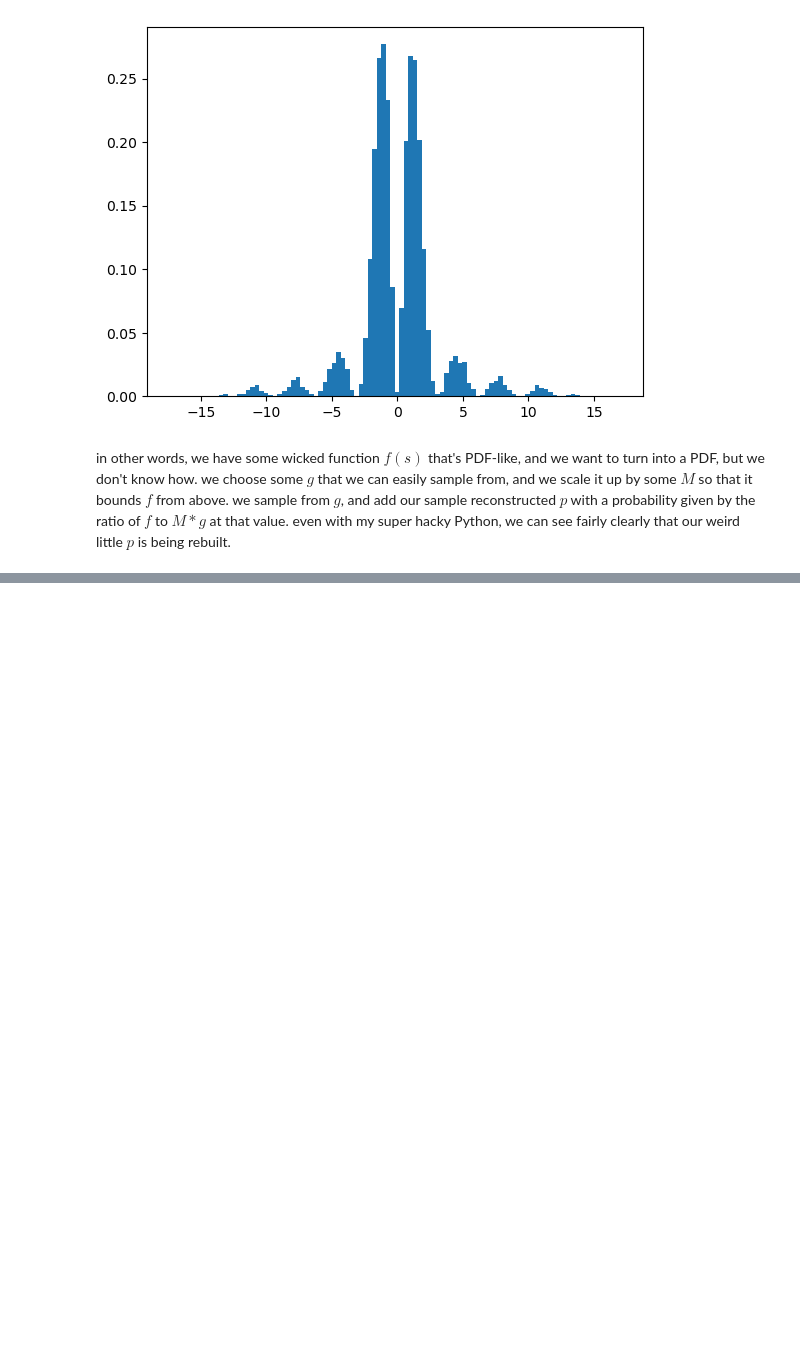
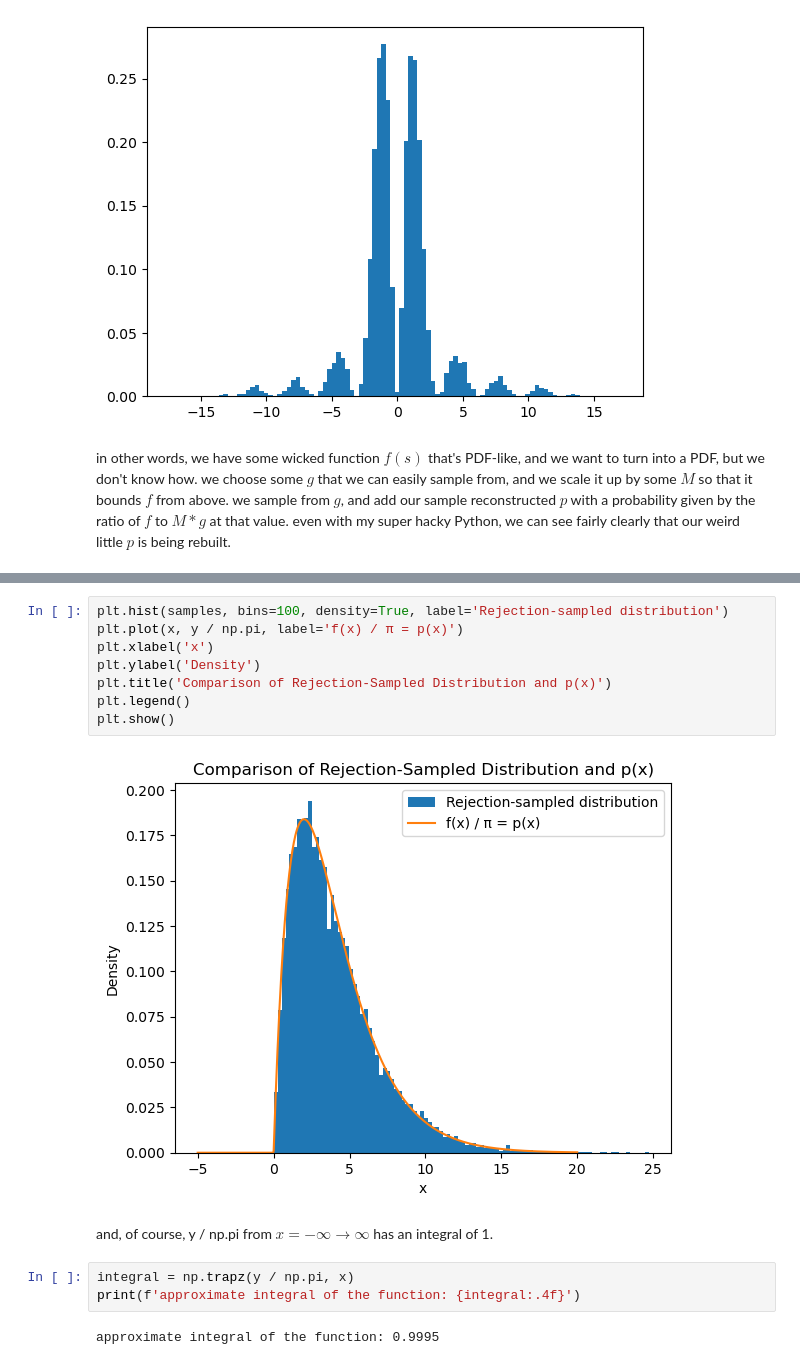
Before and after one commit to samharshe/Zoo, a Jupyter notebook: stats/rejection_sampling.ipynb, the cells around one changed output, grey strips where cells are left out. Cells and saved outputs as stored; diff of their text form; blank space fills up the shorter version.

```diff
--- a/stats/rejection_sampling.ipynb
+++ b/stats/rejection_sampling.ipynb
@@ -90,0 +167,17 @@ in other words, we have some wicked function $f(s)$ that's PDF-like, and we want
+# %%
+plt.hist(samples, bins=100, density=True, label='Rejection-sampled distribution')
+plt.plot(x, y / np.pi, label='f(x) / π = p(x)')
+plt.xlabel('x')
+plt.ylabel('Density')
+plt.title('Comparison of Rejection-Sampled Distribution and p(x)')
+plt.legend()
+plt.show()
+# %% [output]
+[figure, added]
+# %% [markdown]
+and, of course, y / np.pi from $x=-\infty \to \infty$ has an integral of 1.
+# %%
+integral = np.trapz(y / np.pi, x)
+print(f'approximate integral of the function: {integral:.4f}')
+# %% [output]
+approximate integral of the function: 0.9995
```
Also changed, not shown: parts of 15 cells of this notebook.
